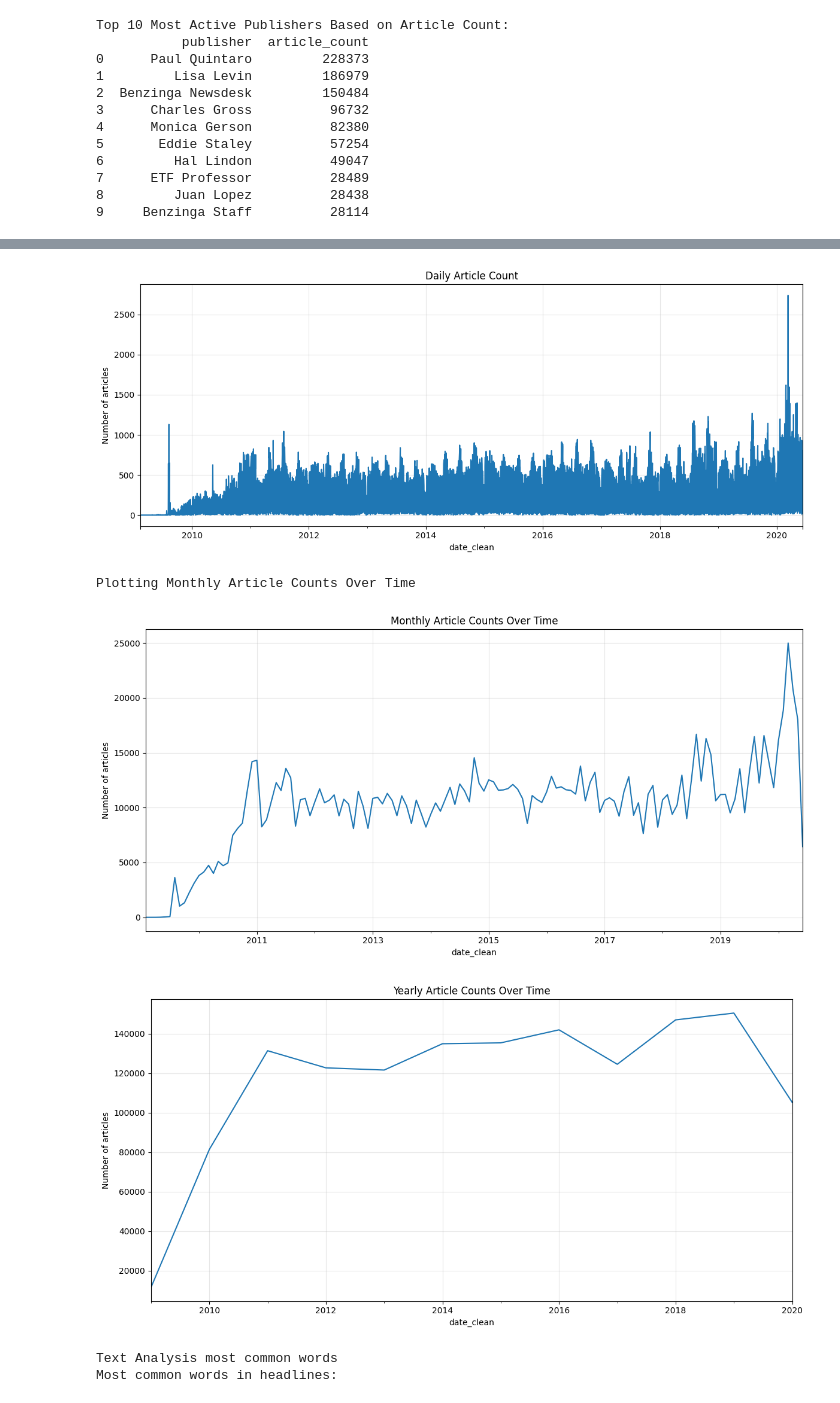
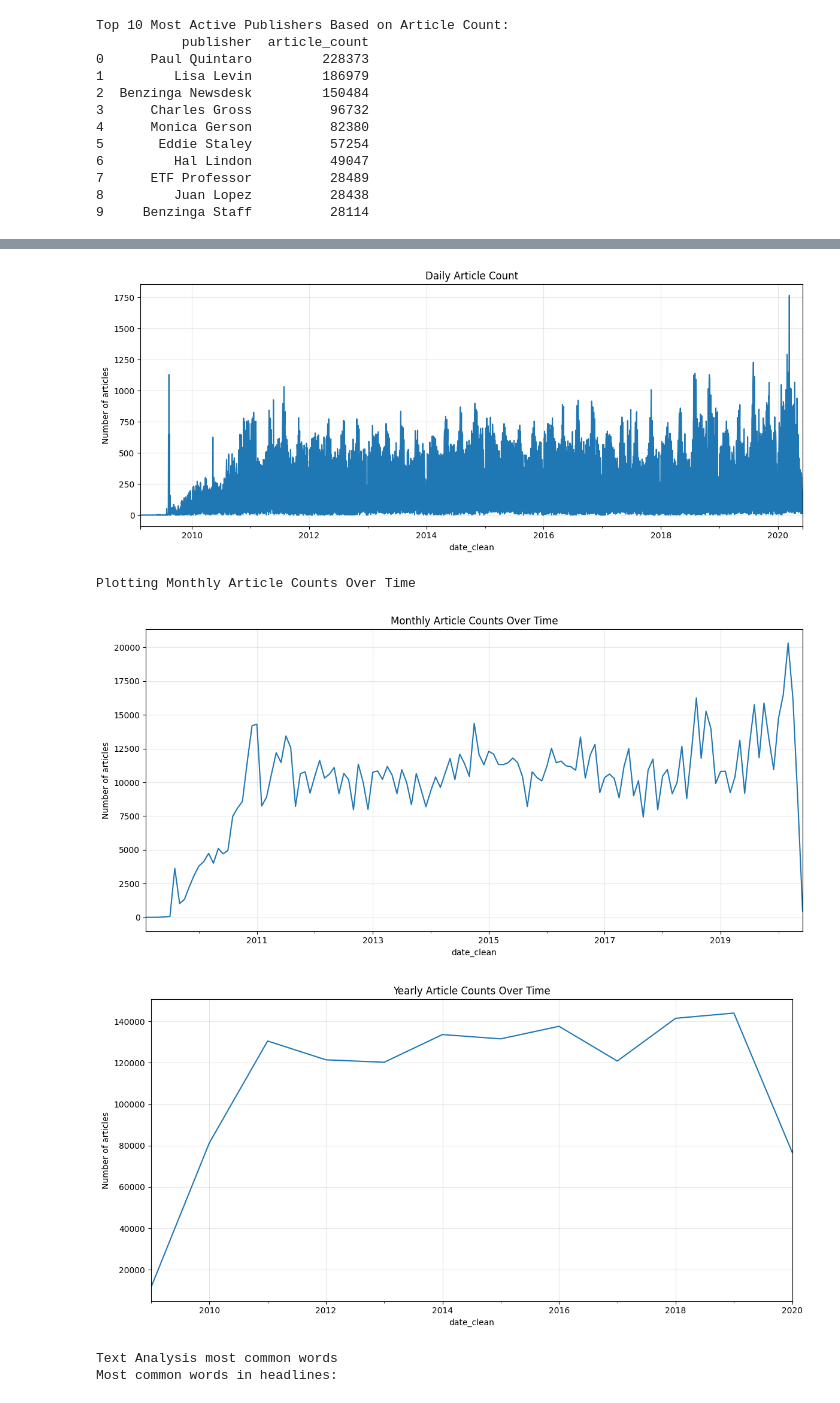
Before and after one commit to Elshaday97/sentiment-analysis-week1, a Jupyter notebook: notebooks/news_eda.ipynb, the cells around one changed output, grey strips where cells are left out. Drawn from its saved outputs; the diff is of its cells as text; code cells hidden in the pictures.

```diff
--- a/notebooks/news_eda.ipynb
+++ b/notebooks/news_eda.ipynb
@@ -88,7 +88,6 @@ Top 10 Most Active Publishers Based on Article Count:
 print("Publication Trends over time")
 
 news_df["date_clean"] = pd.to_datetime(news_df["date"], format="mixed", utc=True, errors="coerce")
-news_df["date_clean"] = news_df["date_clean"].dt.tz_localize(None)
 
 news_df = news_df.set_index("date_clean").sort_index()
 
@@ -121,8 +135,8 @@ Publication Trends over time
 Plotting Daily Article Counts Over Time
-[figure, old version]
+[figure, new version]
 Plotting Monthly Article Counts Over Time
-[figure, old version]
+[figure, new version]
-[figure, old version]
+[figure, new version]
 # %%
 print("Text Analysis most common words")
 
```
Also changed, not shown: parts of 4 cells of this notebook.
